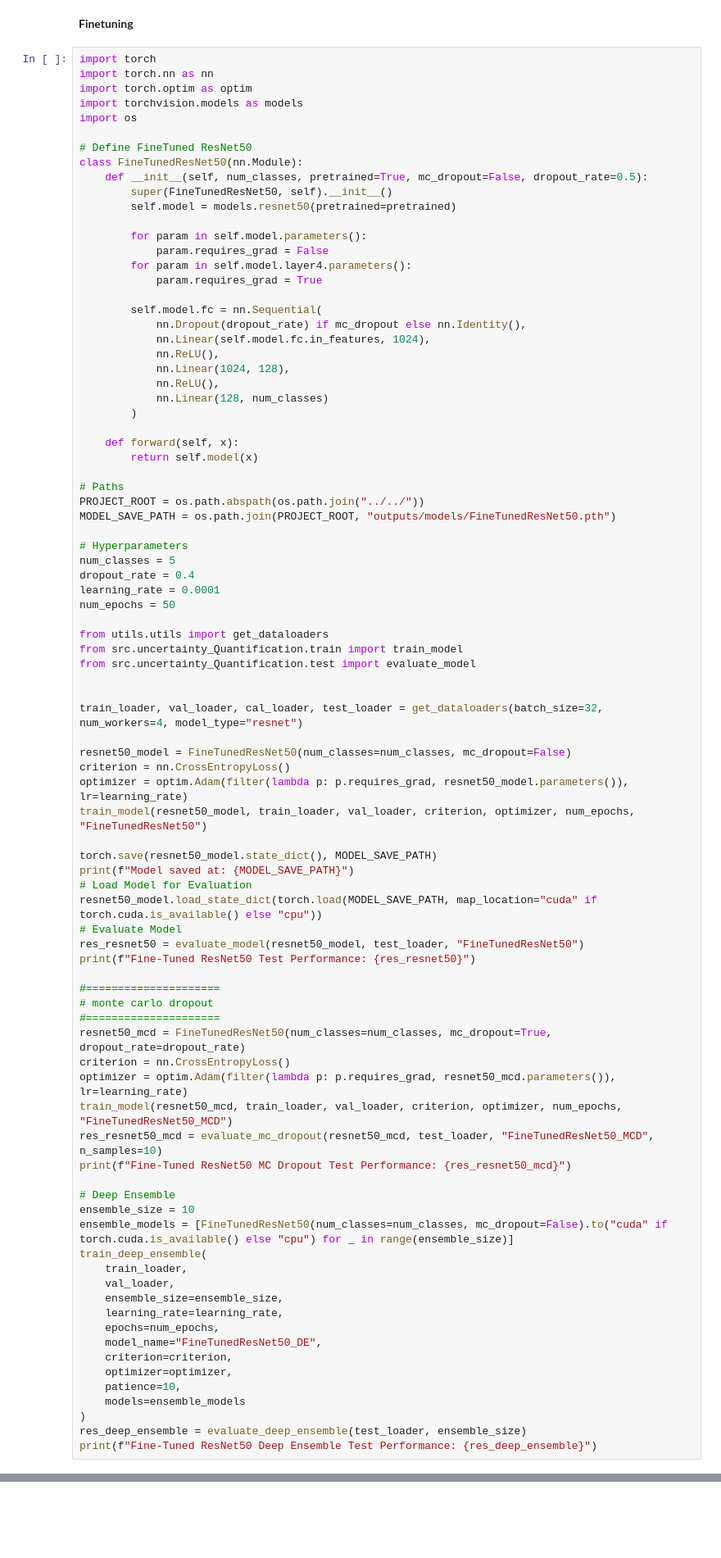
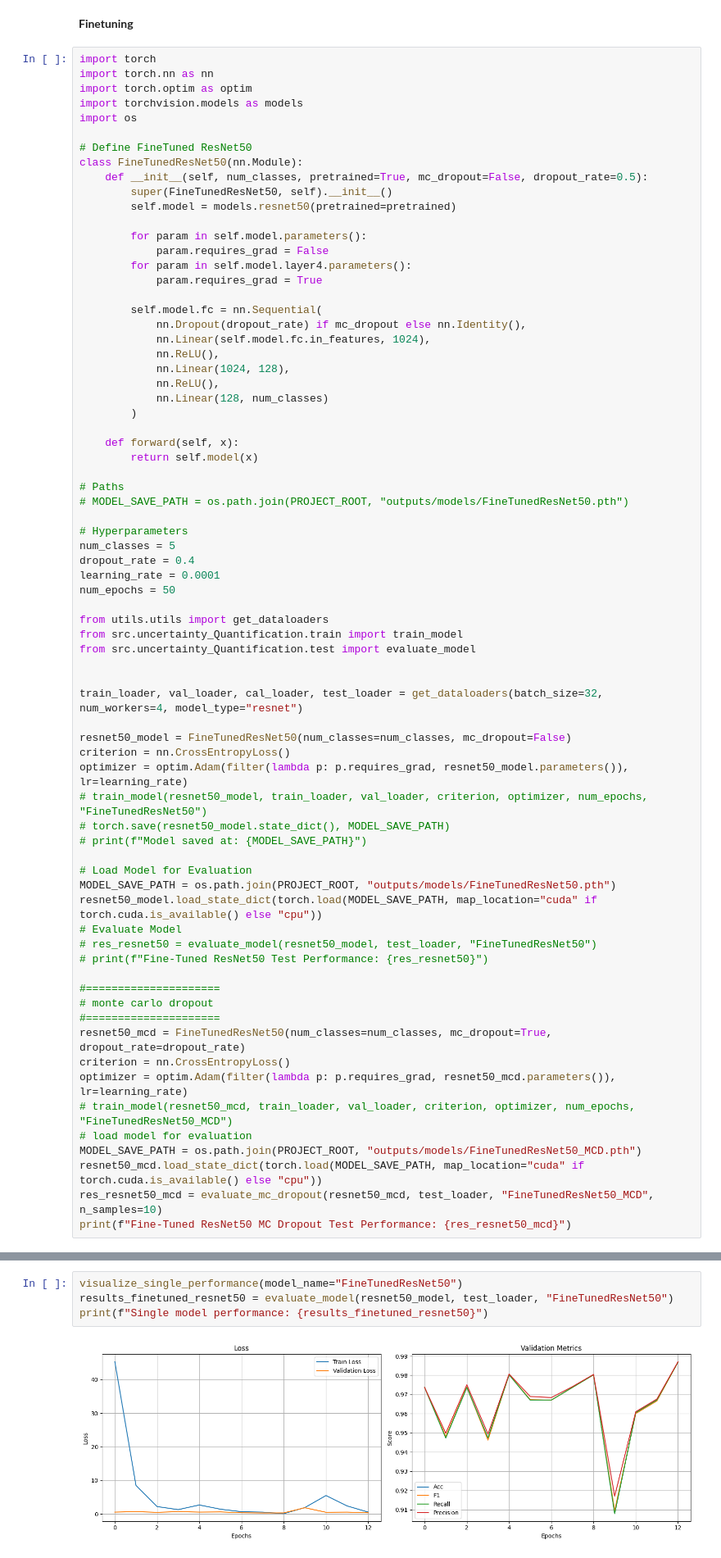
Before and after one commit to Conite002/HybridUncertaintyAwareDL, a Jupyter notebook: src/experimentations/sipakmed.ipynb, the cells around one changed output, grey strips where cells are left out. Shown at 82% size. Drawn from its saved outputs; the diff is of its cells as text; blank space fills up the shorter version.

Commit message:
Add function for conformal prediction . Add training history for FineTunedResNet50.

```diff
--- a/src/experimentations/sipakmed.ipynb
+++ b/src/experimentations/sipakmed.ipynb
@@ -1008,8 +1182,7 @@ class FineTunedResNet50(nn.Module):
         return self.model(x)
 
 # Paths
-PROJECT_ROOT = os.path.abspath(os.path.join("../../"))
-MODEL_SAVE_PATH = os.path.join(PROJECT_ROOT, "outputs/models/FineTunedResNet50.pth")
+# MODEL_SAVE_PATH = os.path.join(PROJECT_ROOT, "outputs/models/FineTunedResNet50.pth")
 
 # Hyperparameters
 num_classes = 5
@@ -1027,15 +1200,16 @@ train_loader, val_loader, cal_loader, test_loader = get_dataloaders(batch_size=3
 resnet50_model = FineTunedResNet50(num_classes=num_classes, mc_dropout=False)
 criterion = nn.CrossEntropyLoss()
 optimizer = optim.Adam(filter(lambda p: p.requires_grad, resnet50_model.parameters()), lr=learning_rate)
-train_model(resnet50_model, train_loader, val_loader, criterion, optimizer, num_epochs, "FineTunedResNet50")
+# train_model(resnet50_model, train_loader, val_loader, criterion, optimizer, num_epochs, "FineTunedResNet50")
+# torch.save(resnet50_model.state_dict(), MODEL_SAVE_PATH)
+# print(f"Model saved at: {MODEL_SAVE_PATH}")
 
-torch.save(resnet50_model.state_dict(), MODEL_SAVE_PATH)
-print(f"Model saved at: {MODEL_SAVE_PATH}")
 # Load Model for Evaluation
+MODEL_SAVE_PATH = os.path.join(PROJECT_ROOT, "outputs/models/FineTunedResNet50.pth")
 resnet50_model.load_state_dict(torch.load(MODEL_SAVE_PATH, map_location="cuda" if torch.cuda.is_available() else "cpu"))
 # Evaluate Model
-res_resnet50 = evaluate_model(resnet50_model, test_loader, "FineTunedResNet50")
-print(f"Fine-Tuned ResNet50 Test Performance: {res_resnet50}")
+# res_resnet50 = evaluate_model(resnet50_model, test_loader, "FineTunedResNet50")
+# print(f"Fine-Tuned ResNet50 Test Performance: {res_resnet50}")
 
 #=====================
 # monte carlo dropout
@@ -1043,24 +1217,9 @@ print(f"Fine-Tuned ResNet50 Test Performance: {res_resnet50}")
 resnet50_mcd = FineTunedResNet50(num_classes=num_classes, mc_dropout=True, dropout_rate=dropout_rate)
 criterion = nn.CrossEntropyLoss()
 optimizer = optim.Adam(filter(lambda p: p.requires_grad, resnet50_mcd.parameters()), lr=learning_rate)
-train_model(resnet50_mcd, train_loader, val_loader, criterion, optimizer, num_epochs, "FineTunedResNet50_MCD")
+# train_model(resnet50_mcd, train_loader, val_loader, criterion, optimizer, num_epochs, "FineTunedResNet50_MCD")
+# load model for evaluation
+MODEL_SAVE_PATH = os.path.join(PROJECT_ROOT, "outputs/models/FineTunedResNet50_MCD.pth")
+resnet50_mcd.load_state_dict(torch.load(MODEL_SAVE_PATH, map_location="cuda" if torch.cuda.is_available() else "cpu"))
 res_resnet50_mcd = evaluate_mc_dropout(resnet50_mcd, test_loader, "FineTunedResNet50_MCD", n_samples=10)
 print(f"Fine-Tuned ResNet50 MC Dropout Test Performance: {res_resnet50_mcd}")
-
-# Deep Ensemble
-ensemble_size = 10
-ensemble_models = [FineTunedResNet50(num_classes=num_classes, mc_dropout=False).to("cuda" if torch.cuda.is_available() else "cpu") for _ in range(ensemble_size)]
-train_deep_ensemble(
-    train_loader,
-    val_loader,
-    ensemble_size=ensemble_size,
-    learning_rate=learning_rate,
-    epochs=num_epochs,
-    model_name="FineTunedResNet50_DE",
-    criterion=criterion,
-    optimizer=optimizer,
-    patience=10,
-    models=ensemble_models
-)
-res_deep_ensemble = evaluate_deep_ensemble(test_loader, ensemble_size)
-print(f"Fine-Tuned ResNet50 Deep Ensemble Test Performance: {res_deep_ensemble}")
@@ -1084,0 +1372,6 @@ model.eval()
+# %%
+visualize_single_performance(model_name="FineTunedResNet50")
+results_finetuned_resnet50 = evaluate_model(resnet50_model, test_loader, "FineTunedResNet50")
+print(f"Single model performance: {results_finetuned_resnet50}")
+# %% [output]
+[figure, added]
```
Also changed, not shown: parts of 18 cells of this notebook, 18 other files.
